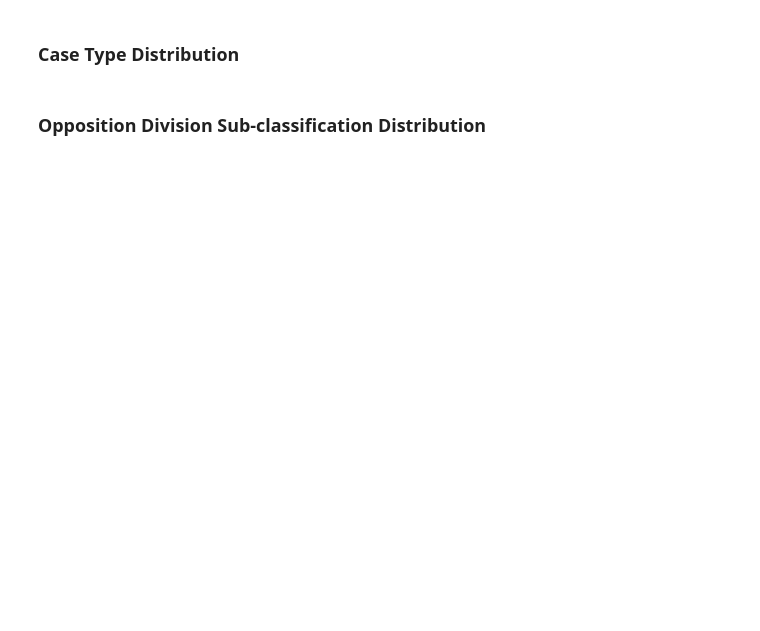
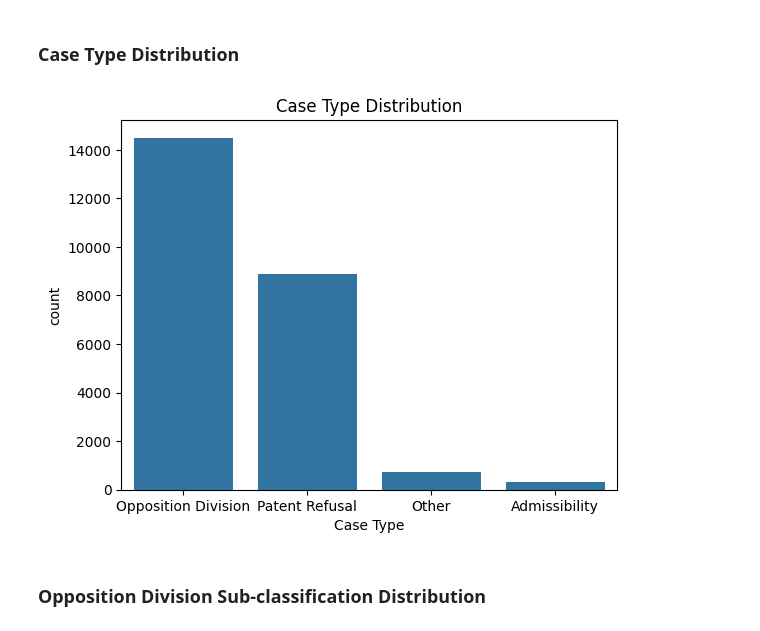
Before and after one commit to dahrb/EPO-Project, a Jupyter notebook: Experiments/visualisations.ipynb, the cells around one changed output. Cells and saved outputs as stored; diff of their text form; code cells hidden in the pictures; blank space fills up the shorter version.

```diff
--- a/Experiments/visualisations.ipynb
+++ b/Experiments/visualisations.ipynb
@@ -88,9 +109,13 @@ plt.show()
 # %% [markdown]
 ### Case Type Distribution
 # %%
-sns.countplot(data=t_df_clean, x='Matches')
+case_type_series = t_df_clean['Matches'].astype(str).replace({'1': 'Opposition Division', '2': 'Opposition Division', '3': 'Opposition Division'})
+sns.countplot(x=case_type_series, order=case_type_series.value_counts().index)
 plt.title('Case Type Distribution')
+plt.xlabel('Case Type')
 plt.show()
+# %% [output]
+[figure, added]
 # %% [markdown]
 ### Opposition Division Sub-classification Distribution
 # %%
```
Also changed, not shown: parts of 23 cells of this notebook, 24 other files.
